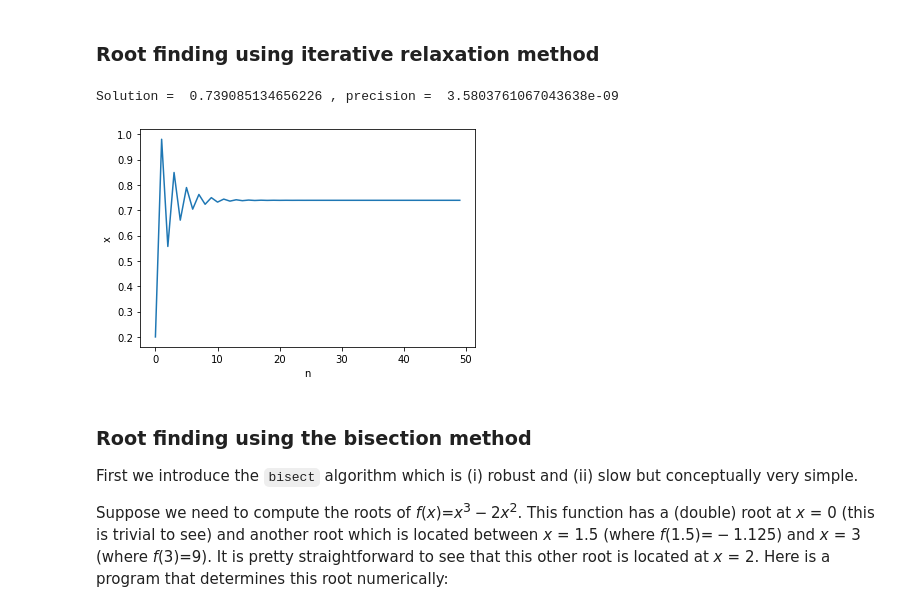
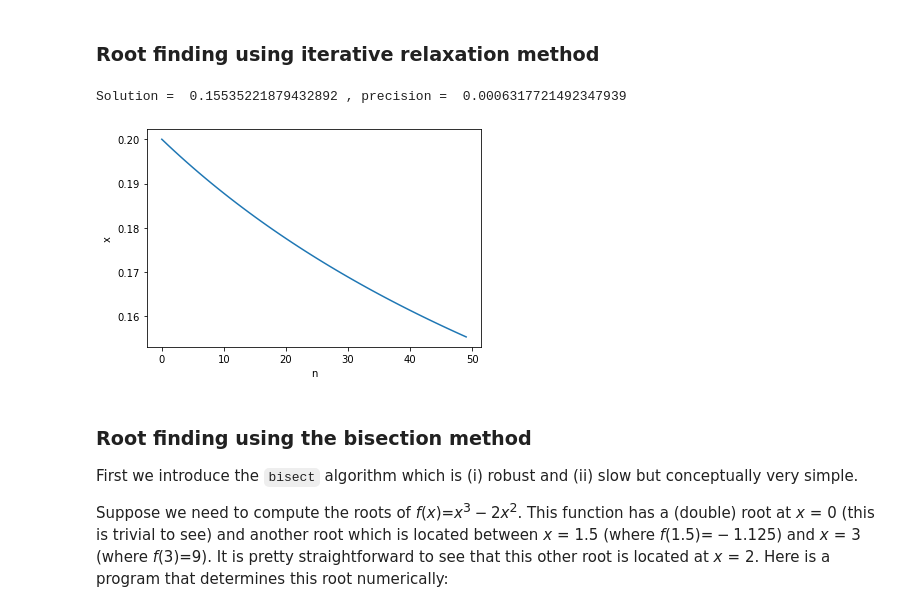
Before and after one commit to ds-connectors/Physics-88-Fa21, a Jupyter notebook: Week10/L09/Lecture09.ipynb, the cells around one changed output. Cells and saved outputs as stored; diff of their text form; code cells hidden in the pictures.

```diff
--- a/Week10/L09/Lecture09.ipynb
+++ b/Week10/L09/Lecture09.ipynb
@@ -73,29 +73,29 @@ Text(0, 0.5, 'y-y_function = y+x**2')
 # %%
 import numpy as np
 import scipy as sc
 import matplotlib.pyplot as plt
 %matplotlib inline
 
 def g(x):
-    return np.cos(x) #  np.sin(x) #2-np.exp(-x) #
+    return np.sin(x) # 2-np.exp(-x) #  np.cos(x) #
 
 nIter = 50
 
 na = range(nIter)
 xa = np.zeros(nIter)
 x = 0.2 # initial guess
 for k in na:
     xa[k] = x
     x = g(x)
 
 plt.plot(na,xa)
 plt.xlabel('n')
 plt.ylabel('x')
 
 print('Solution = ',xa[-1],', precision = ',np.abs(xa[-1]-xa[-2]))
 # %% [output]
-Solution =  0.739085134656226 , precision =  3.5803761067043638e-09
+Solution =  0.15535221879432892 , precision =  0.0006317721492347939
-[figure, old version]
+[figure, new version]
 # %% [markdown]
 ### Root finding using the bisection method
 
```
Also changed, not shown: parts of 1 cell of this notebook, 1 other file.
